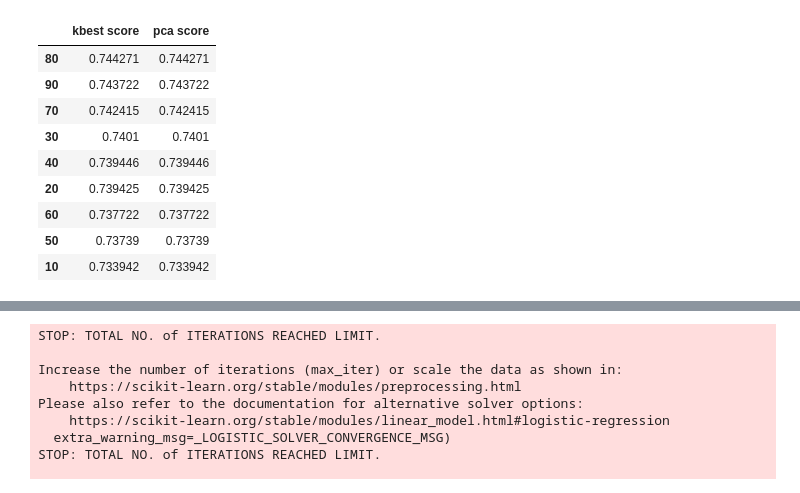
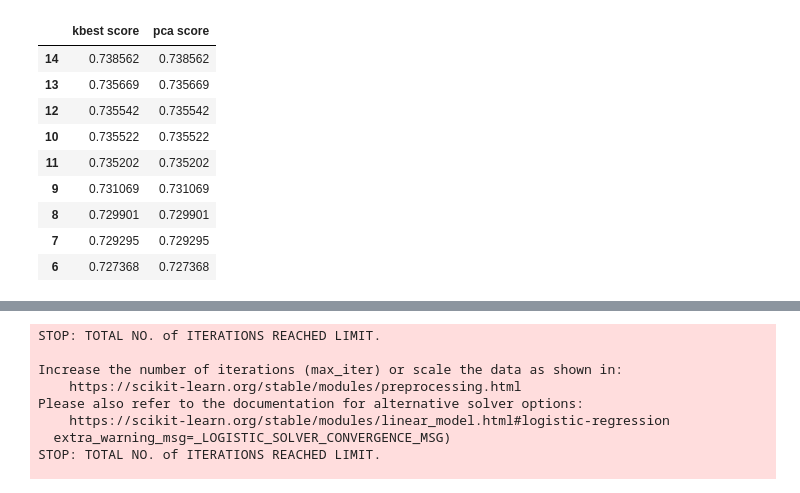
Before and after one commit to Houster/Class-creditdefault, a Jupyter notebook: Credit card fraud detection.ipynb, the cells around one changed output, grey strips where cells are left out. Saved outputs shown, nothing was run; the diff lists cells and outputs as text; code cells hidden in the pictures.

```diff
--- a/Credit card fraud detection.ipynb
+++ b/Credit card fraud detection.ipynb
@@ -162,0 +175,5 @@ for x in relevant_features:
+# %%
+correlations=correlations.sort_values(by="TARGET abs",ascending=False)
+# %%
+relevant_features=correlations.index[1:16]
+relevant_features
@@ -163,5 +187,6 @@ for x in relevant_features:
 # %%
-ntrain=app["TARGET"].isna().sum()
+ntrain=app["TARGET"].notna().sum()
 y=app["TARGET"][:ntrain]
 X=app[relevant_features][:ntrain]
+X_final=app[relevant_features][ntrain:]
 # %%
@@ -175,7 +199,7 @@ poly_features.shape,X.shape
 from sklearn.preprocessing import StandardScaler,RobustScaler
 from sklearn.model_selection import train_test_split
 
-X_train, X_test, y_train, y_test = train_test_split(poly_features, y, test_size=0.2, random_state=42)
+X_train, X_test, y_train, y_test = train_test_split(X, y, test_size=0.2, random_state=42)
 scaler=StandardScaler()
 X_train=scaler.fit_transform(X_train)
 X_test=scaler.transform(X_test)
@@ -200,40 +224,40 @@ sns.scatterplot(kbest.scores_,components),plt.title("Kbest scores")
 # %%
 from sklearn.linear_model import LogisticRegression
 from sklearn.model_selection import cross_val_score
 from sklearn.metrics import roc_auc_score
 
-test_range=range(10,100,10)
+test_range=range(6,15)
 lr=LogisticRegression(max_iter=500)
 feature_scoring=pd.DataFrame(columns=["kbest score","pca score"],index=test_range)
 
 for i in test_range:
     kbest=SelectKBest(k=i)
     pca=PCA(n_components=i)
     X_train_kbest=kbest.fit_transform(X_train,y_train)
     X_train_pca=pca.fit_transform(X_train)
     X_test_kbest=kbest.transform(X_test)
     X_test_pca=pca.transform(X_test)
 
     kbest_train=lr.fit(X_train_kbest,y_train)
     kbest_score=lr.predict_proba(X_test_kbest)[:,1]
     feature_scoring.loc[i,'kbest score']=roc_auc_score(y_test,kbest_score)
 
     pca_train=lr.fit(X_train_pca,y_train)
     pca_score=lr.predict_proba(X_test_pca)[:,1]
     feature_scoring.loc[i,'pca score']=roc_auc_score(y_test,kbest_score)
 feature_scoring.sort_values(by="pca score", ascending=False,inplace=True)
 feature_scoring
 # %% [output]
 |  | kbest score | pca score |
-| 80 | 0.744271 | 0.744271 |
-| 90 | 0.743722 | 0.743722 |
-| 70 | 0.742415 | 0.742415 |
-| 30 | 0.7401 | 0.7401 |
-| 40 | 0.739446 | 0.739446 |
-| 20 | 0.739425 | 0.739425 |
-| 60 | 0.737722 | 0.737722 |
-| 50 | 0.73739 | 0.73739 |
-| 10 | 0.733942 | 0.733942 |
+| 14 | 0.738562 | 0.738562 |
+| 13 | 0.735669 | 0.735669 |
+| 12 | 0.735542 | 0.735542 |
+| 10 | 0.735522 | 0.735522 |
+| 11 | 0.735202 | 0.735202 |
+| 9 | 0.731069 | 0.731069 |
+| 8 | 0.729901 | 0.729901 |
+| 7 | 0.729295 | 0.729295 |
+| 6 | 0.727368 | 0.727368 |
 # %%
 best_features=feature_scoring.index[0]
 pca=PCA(n_components=best_features)
```
Also changed, not shown: parts of 51 cells of this notebook, 1 other file.
